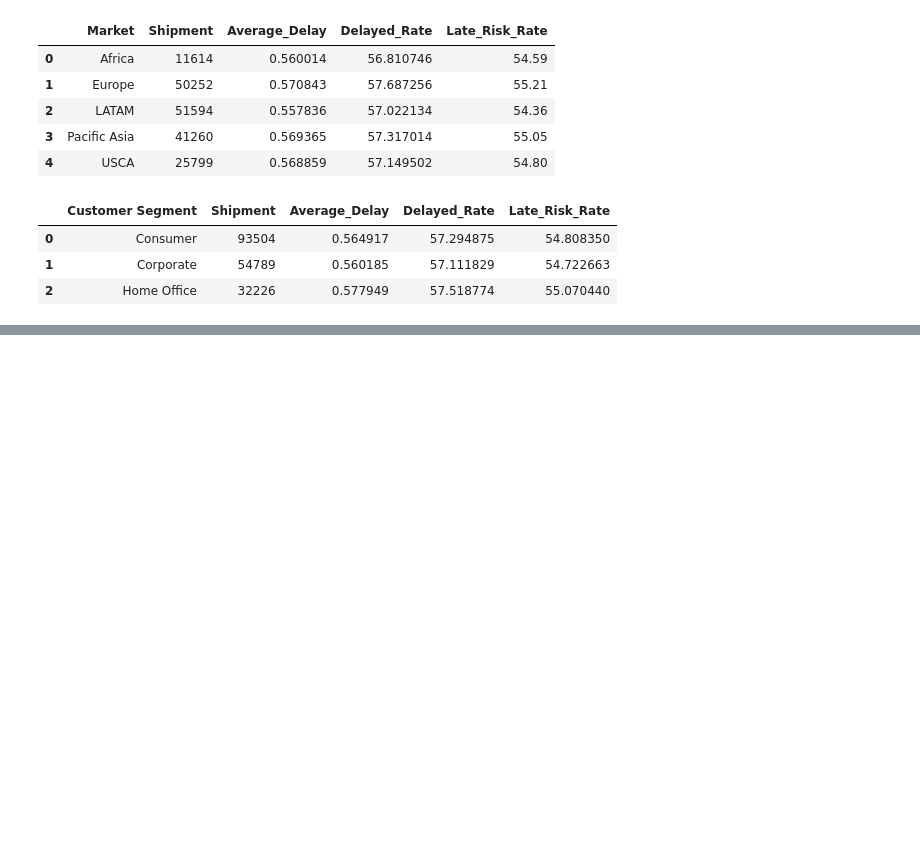
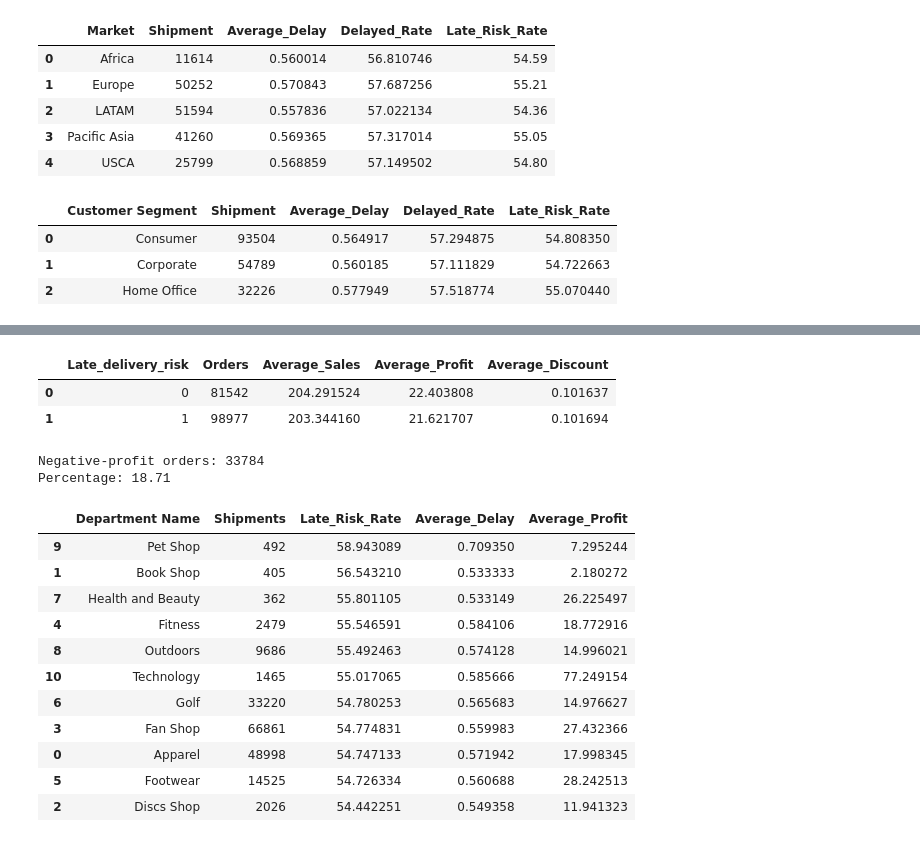
Before and after one commit to shivani1707s/APL-Logistics-Analysis, a Jupyter notebook: notebooks/eda.ipynb, the cells around one changed output, grey strips where cells are left out. Drawn from its saved outputs; the diff is of its cells as text; code cells hidden in the pictures; blank space fills up the shorter version.

```diff
--- a/notebooks/eda.ipynb
+++ b/notebooks/eda.ipynb
@@ -349,0 +456,60 @@ segment_summary
+# %%
+profit_summary= (
+    df.groupby("Late_delivery_risk")
+    .agg(
+        Orders= ("Late_delivery_risk","size"),
+        Average_Sales= ("Sales","mean"),
+        Average_Profit= ("Order Profit Per Order","mean"),
+        Average_Discount= ("Order Item Discount Rate","mean")
+    ).reset_index()
+)
+
+profit_summary
+# %% [output]
+|  | Late_delivery_risk | Orders | Average_Sales | Average_Profit | Average_Discount |
+| 0 | 0 | 81542 | 204.291524 | 22.403808 | 0.101637 |
+| 1 | 1 | 98977 | 203.344160 | 21.621707 | 0.101694 |
+# %%
+negative_profit_count= (
+    df["Order Profit Per Order"] < 0
+).sum()
+
+negative_profit_percentage= (
+    negative_profit_count / len(df) * 100
+)
+
+print("Negative-profit orders:", negative_profit_count)
+print("Percentage:", round(negative_profit_percentage,2))
+# %% [output]
+Negative-profit orders: 33784
+Percentage: 18.71
+# %%
+department_summary= (
+    df.groupby("Department Name")
+    .agg(
+        Shipments= ("Department Name","size"),
+        Late_Risk_Rate= ("Late_delivery_risk","mean"),
+        Average_Delay= ("Delay_Gap", "mean"),
+        Average_Profit= ("Order Profit Per Order","mean")
+    ).reset_index()
+)
+
+department_summary["Late_Risk_Rate"] *= 100
+
+department_summary.sort_values(
+    "Late_Risk_Rate",
+    ascending=False
+)
+# %% [output]
+|  | Department Name | Shipments | Late_Risk_Rate | Average_Delay | Average_Profit |
+| 9 | Pet Shop | 492 | 58.943089 | 0.709350 | 7.295244 |
+| 1 | Book Shop | 405 | 56.543210 | 0.533333 | 2.180272 |
+| 7 | Health and Beauty | 362 | 55.801105 | 0.533149 | 26.225497 |
+| 4 | Fitness | 2479 | 55.546591 | 0.584106 | 18.772916 |
+| 8 | Outdoors | 9686 | 55.492463 | 0.574128 | 14.996021 |
+| 10 | Technology | 1465 | 55.017065 | 0.585666 | 77.249154 |
+| 6 | Golf | 33220 | 54.780253 | 0.565683 | 14.976627 |
+| 3 | Fan Shop | 66861 | 54.774831 | 0.559983 | 27.432366 |
+| 0 | Apparel | 48998 | 54.747133 | 0.571942 | 17.998345 |
+| 5 | Footwear | 14525 | 54.726334 | 0.560688 | 28.242513 |
+| 2 | Discs Shop | 2026 | 54.442251 | 0.549358 | 11.941323 |
```
Also changed, not shown: parts of 7 cells of this notebook.
